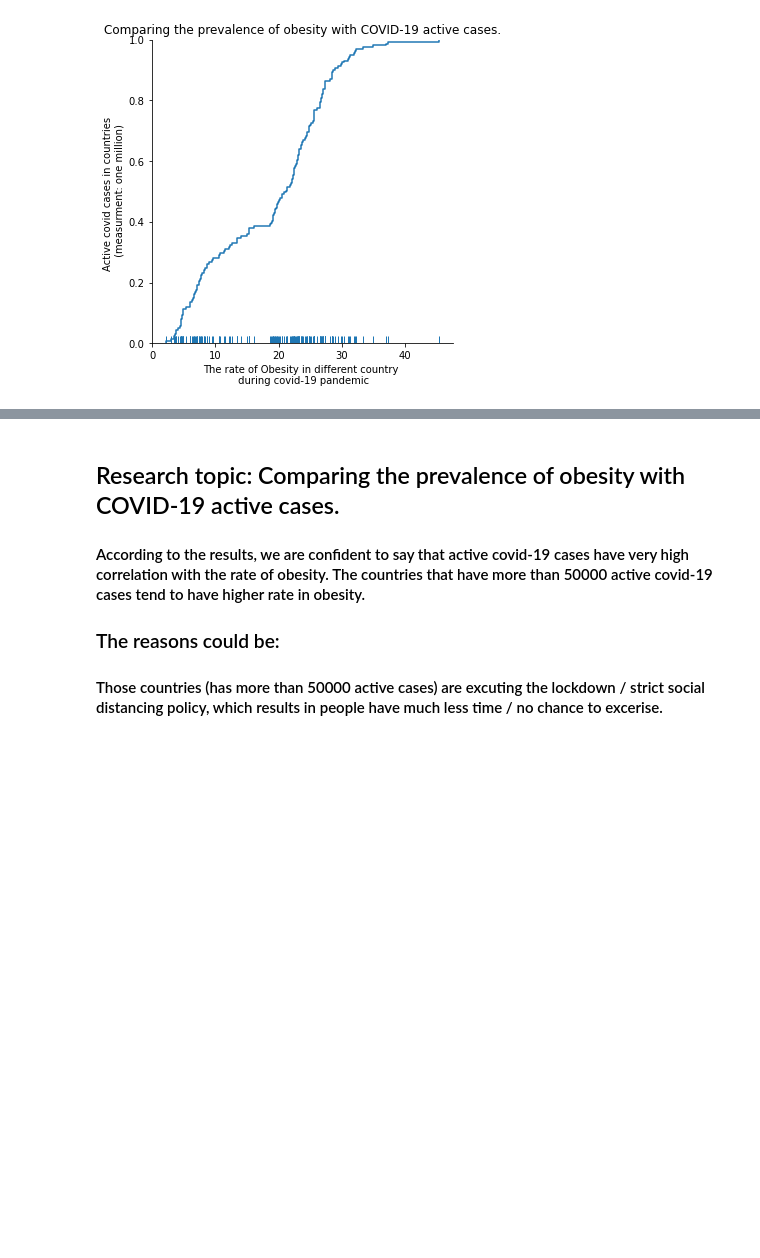
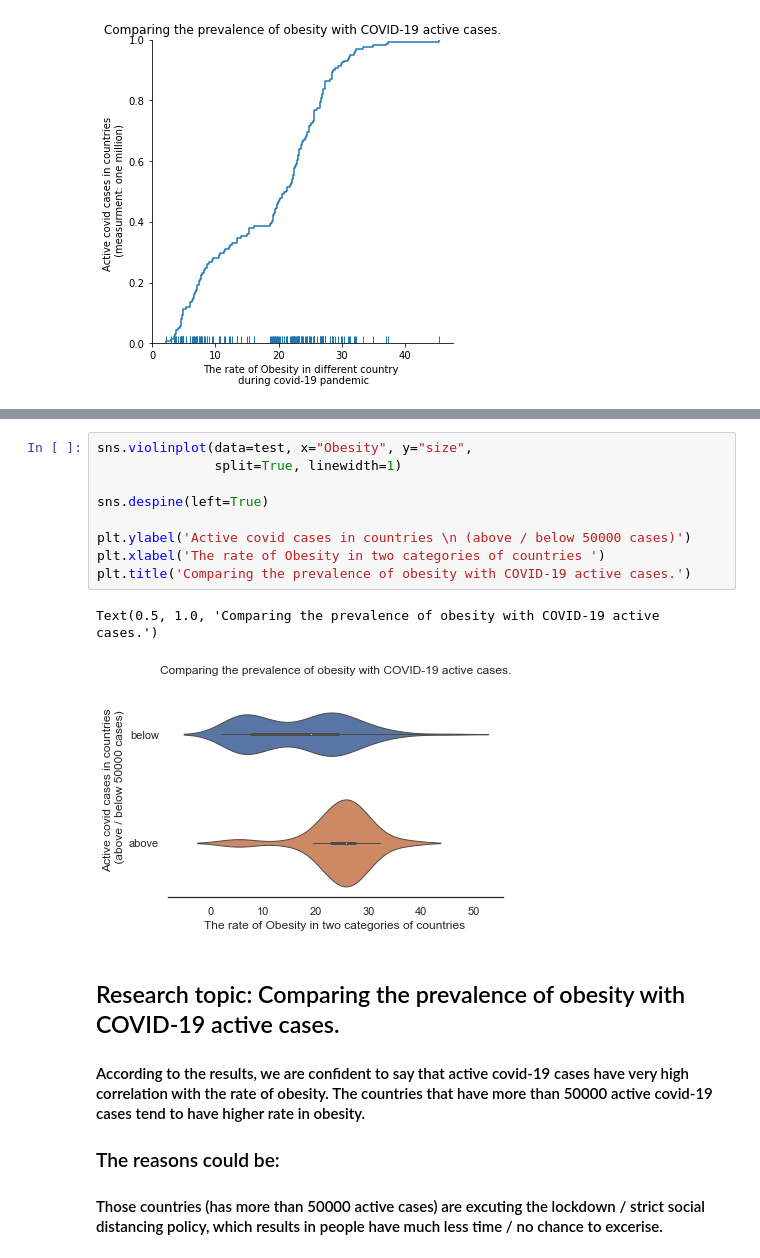
Before and after one commit to data301-2021-summer2/project-group28-project, a Jupyter notebook: analysis/Anthony Vong/milestone2&3.ipynb, the cells around one changed output, grey strips where cells are left out. Saved outputs shown, nothing was run; the diff lists cells and outputs as text; blank space fills up the shorter version.

```diff
--- a/analysis/Anthony Vong/milestone2&3.ipynb
+++ b/analysis/Anthony Vong/milestone2&3.ipynb
@@ -345,3 +358,15 @@ Text(0.5, 1.0, 'Comparing the prevalence of obesity with COVID-19 active cases.'
+# %%
+sns.violinplot(data=test, x="Obesity", y="size",
+               split=True, linewidth=1)
+
+sns.despine(left=True)
+
+plt.ylabel('Active covid cases in countries \n (above / below 50000 cases)')
+plt.xlabel('The rate of Obesity in two categories of countries ')
+plt.title('Comparing the prevalence of obesity with COVID-19 active cases.')
+# %% [output]
+Text(0.5, 1.0, 'Comparing the prevalence of obesity with COVID-19 active cases.')
+[figure, added]
 # %% [markdown]
 ## Research topic: Comparing the prevalence of obesity with COVID-19 active cases.
 
```
Also changed, not shown: parts of 3 cells of this notebook.
